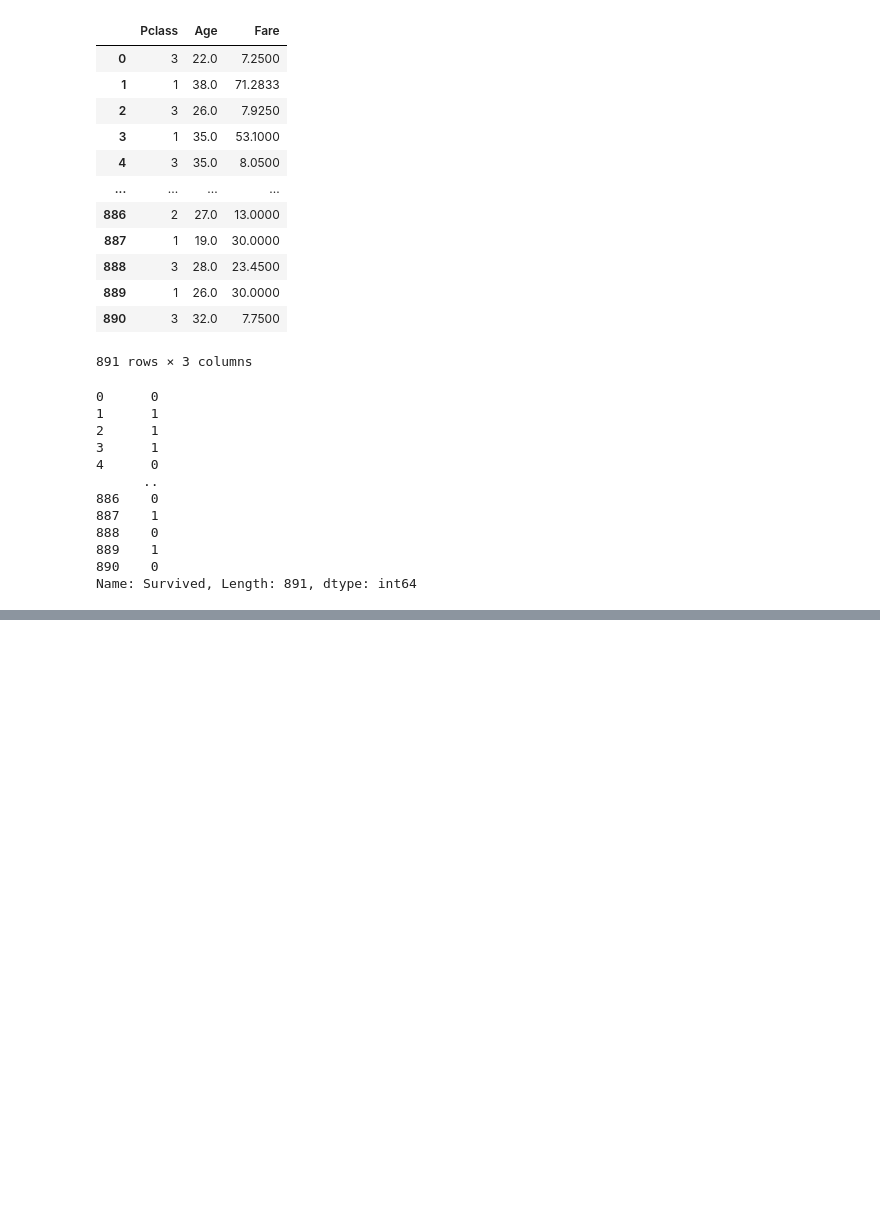
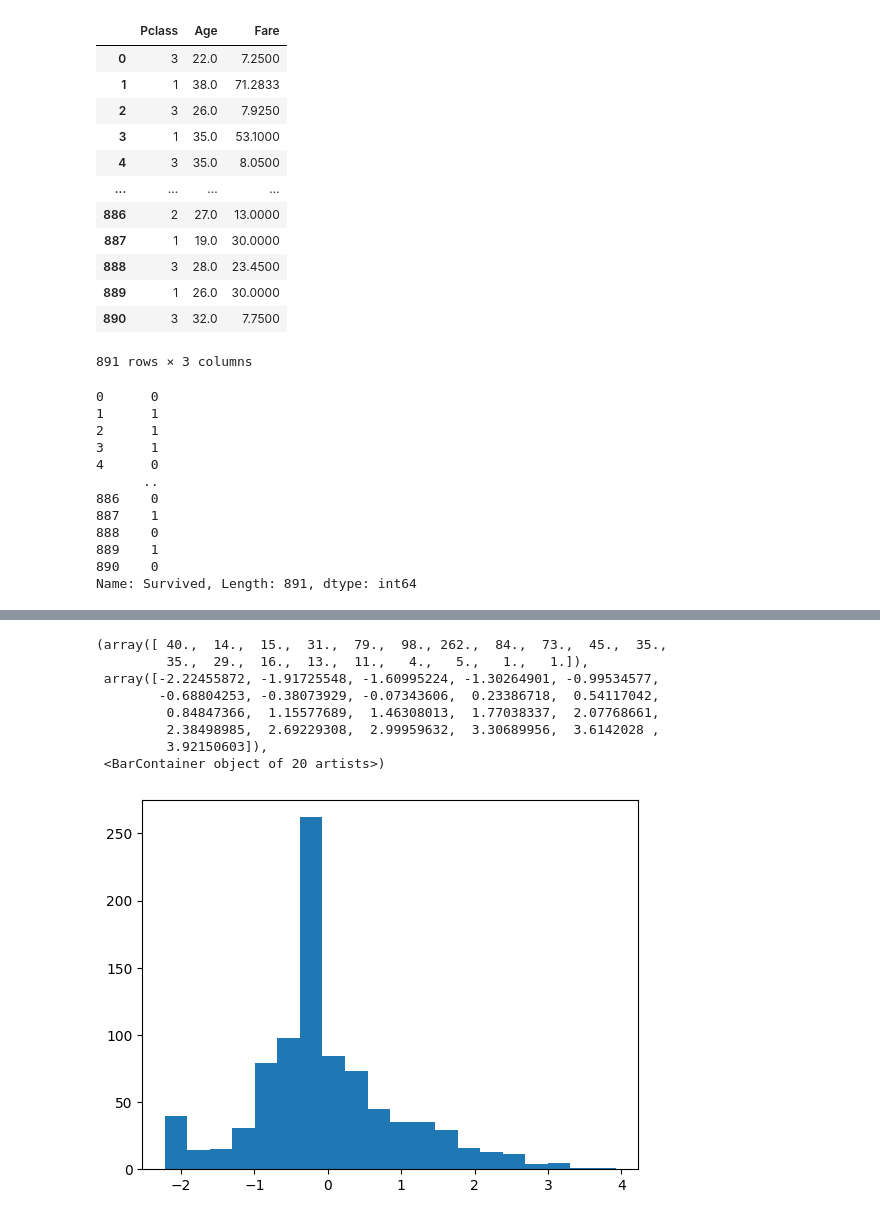
Before and after one commit to KrishnaSA05/Machine-Learning, a Jupyter notebook: Stats and Probablity/all_types_feature_transformation.ipynb, the cells around one changed output, grey strips where cells are left out. Drawn from its saved outputs; the diff is of its cells as text; code cells hidden in the pictures; blank space fills up the shorter version.

Commit message:
[+] Finished implementation for Standardization

```diff
--- a/Stats and Probablity/all_types_feature_transformation.ipynb
+++ b/Stats and Probablity/all_types_feature_transformation.ipynb
@@ -63,3 +63,6 @@ y
 889    1
 890    0
 Name: Survived, Length: 891, dtype: int64
+# %%
+from sklearn.model_selection import train_test_split
+X_train, X_test, y_train, y_test = train_test_split(X, y, test_size=0.33, random_state=42)
@@ -65,0 +88,5 @@ Name: Survived, Length: 891, dtype: int64
+# %%
+scaler=StandardScaler()
+### fit vs fit_transform
+X_train_scaled=scaler.fit_transform(X_train)
+X_train_scaled
@@ -65,0 +145,2 @@ Name: Survived, Length: 891, dtype: int64
+# %%
+df_scaled = scaler.transform(X)
@@ -65,0 +160,12 @@ Name: Survived, Length: 891, dtype: int64
+# %%
+plt.hist(df_scaled[:,1],bins=20) #histogram of the second column (age)
+# %% [output]
+(array([ 40.,  14.,  15.,  31.,  79.,  98., 262.,  84.,  73.,  45.,  35.,
+         35.,  29.,  16.,  13.,  11.,   4.,   5.,   1.,   1.]),
+ array([-2.22455872, -1.91725548, -1.60995224, -1.30264901, -0.99534577,
+        -0.68804253, -0.38073929, -0.07343606,  0.23386718,  0.54117042,
+         0.84847366,  1.15577689,  1.46308013,  1.77038337,  2.07768661,
+         2.38498985,  2.69229308,  2.99959632,  3.30689956,  3.6142028 ,
+         3.92150603]),
+ <BarContainer object of 20 artists>)
+[figure, added]
```
Also changed, not shown: parts of 10 cells of this notebook.
